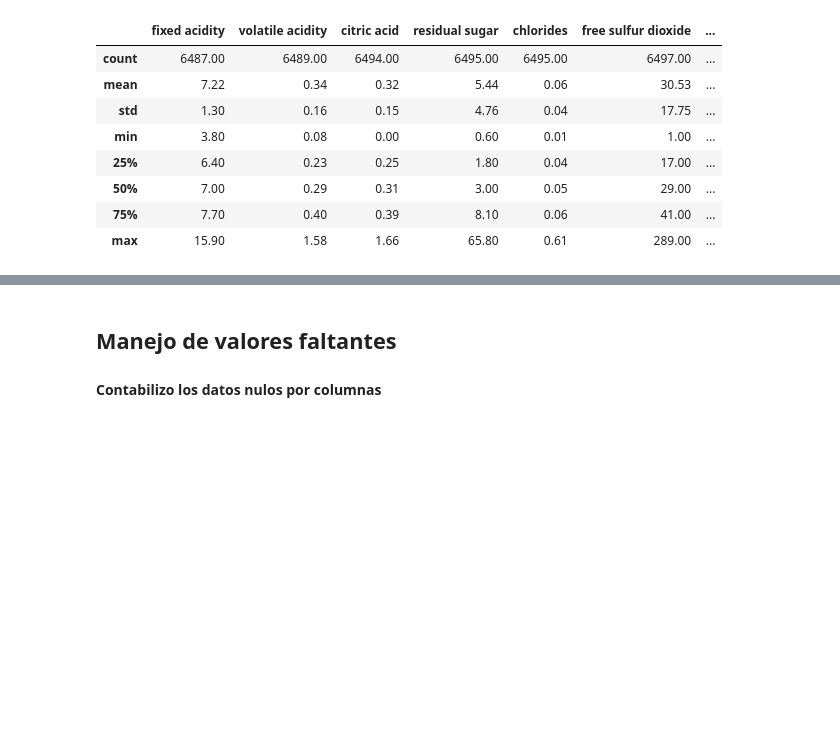
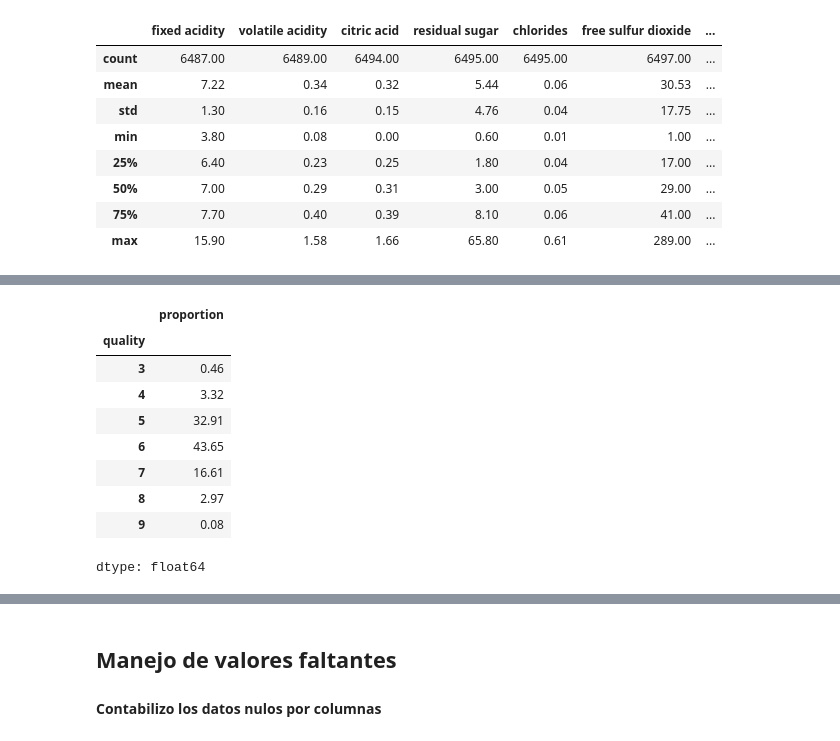
Before and after one commit to eugeinga/CODER-DataScienceI, a Jupyter notebook: TP_Data_Science_I.ipynb, the cells around one changed output, grey strips where cells are left out. Drawn from its saved outputs; the diff is of its cells as text; code cells hidden in the pictures; blank space fills up the shorter version.

```diff
--- a/TP_Data_Science_I.ipynb
+++ b/TP_Data_Science_I.ipynb
@@ -115,0 +160,15 @@ df.describe().round(2)
+# %%
+# Calculo la proporción de cada frecuencia
+
+(df['quality'].value_counts(normalize=True) * 100).round(2).sort_index()
+# %% [output]
+|  | proportion |
+| quality |  |
+| 3 | 0.46 |
+| 4 | 3.32 |
+| 5 | 32.91 |
+| 6 | 43.65 |
+| 7 | 16.61 |
+| 8 | 2.97 |
+| 9 | 0.08 |
+dtype: float64
```
Also changed, not shown: parts of 7 cells of this notebook.
